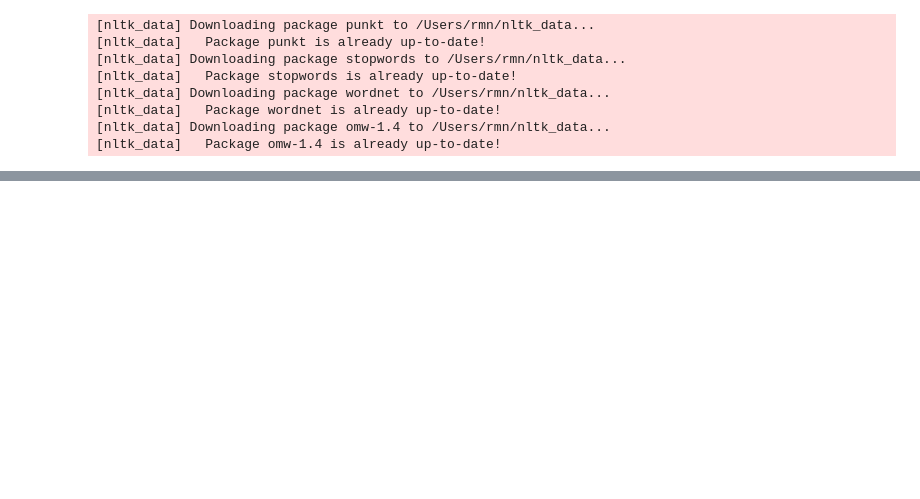
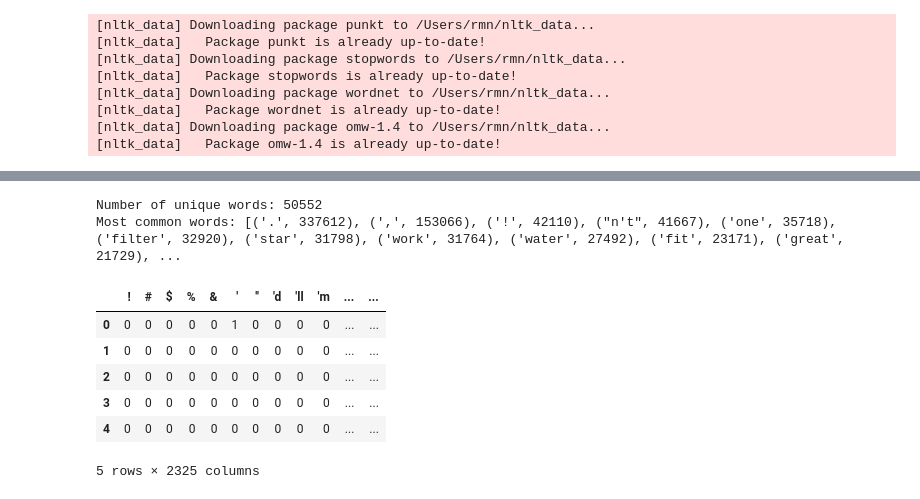
Before and after one commit to roman91DE/classification_amazon-reviews, a Jupyter notebook: main.ipynb, the cells around one changed output, grey strips where cells are left out. Saved outputs shown, nothing was run; the diff lists cells and outputs as text; code cells hidden in the pictures; blank space fills up the shorter version.

```diff
--- a/main.ipynb
+++ b/main.ipynb
@@ -128,0 +137,43 @@ rdf.head(1)
+# %%
+# create a dictionary of words from the cleaned texts, and count the number of occurences of each word
+from collections import Counter
+
+word_counts = Counter()
+
+cleaned_cols = ["reviewText_cleaned", "summary_cleaned"]
+
+for col in cleaned_cols:
+  for text in rdf[col].tolist():
+    word_counts.update(text.split())
+
+print(f"Number of unique words: {len(word_counts)}")
+print(f"Most common words: {word_counts.most_common(30)}")
+# %% [output]
+Number of unique words: 50552
+Most common words: [('.', 337612), (',', 153066), ('!', 42110), ("n't", 41667), ('one', 35718), ('filter', 32920), ('star', 31798), ('work', 31764), ('water', 27492), ('fit', 23171), ('great', 21729), ...
+# %%
+# create a one hot encoding for the words
+from sklearn.preprocessing import MultiLabelBinarizer
+
+mlb = MultiLabelBinarizer()
+
+# create a list of words that occur more than 100 times
+vocab = [word for word, count in word_counts.items() if count > 125]
+
+# fit the MultiLabelBinarizer to the vocab
+mlb.fit([vocab])
+
+# transform the cleaned texts to one hot encoding
+X = mlb.transform(rdf["summary_cleaned"].tolist())
+
+# create a dataframe from the one hot encoding
+X_df = pd.DataFrame(X, columns=  mlb.classes_)
+X_df.head()
+# %% [output]
+|  | ! | # | $ | % | & | ' | '' | 'd | 'll | 'm | ... | ... |
+| 0 | 0 | 0 | 0 | 0 | 0 | 1 | 0 | 0 | 0 | 0 | ... | ... |
+| 1 | 0 | 0 | 0 | 0 | 0 | 0 | 0 | 0 | 0 | 0 | ... | ... |
+| 2 | 0 | 0 | 0 | 0 | 0 | 0 | 0 | 0 | 0 | 0 | ... | ... |
+| 3 | 0 | 0 | 0 | 0 | 0 | 0 | 0 | 0 | 0 | 0 | ... | ... |
+| 4 | 0 | 0 | 0 | 0 | 0 | 0 | 0 | 0 | 0 | 0 | ... | ... |
+5 rows × 2325 columns
```
Also changed, not shown: parts of 12 cells of this notebook.
